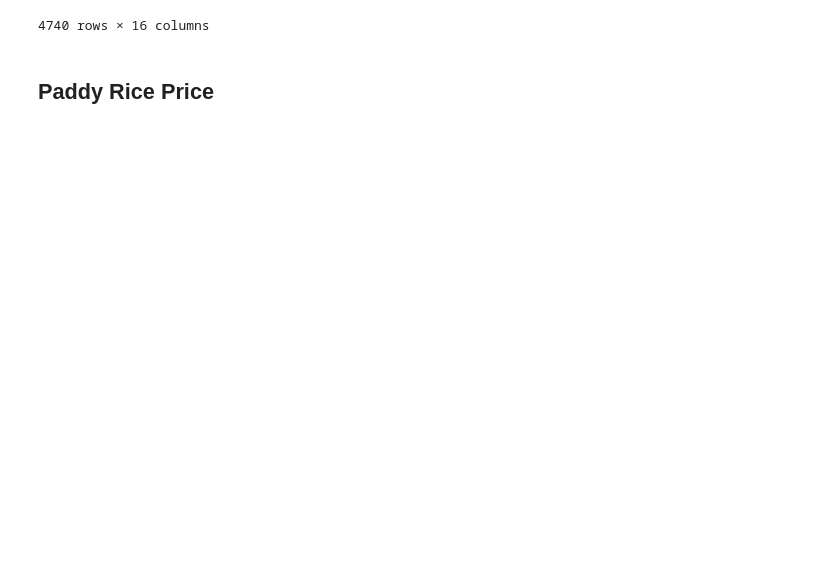
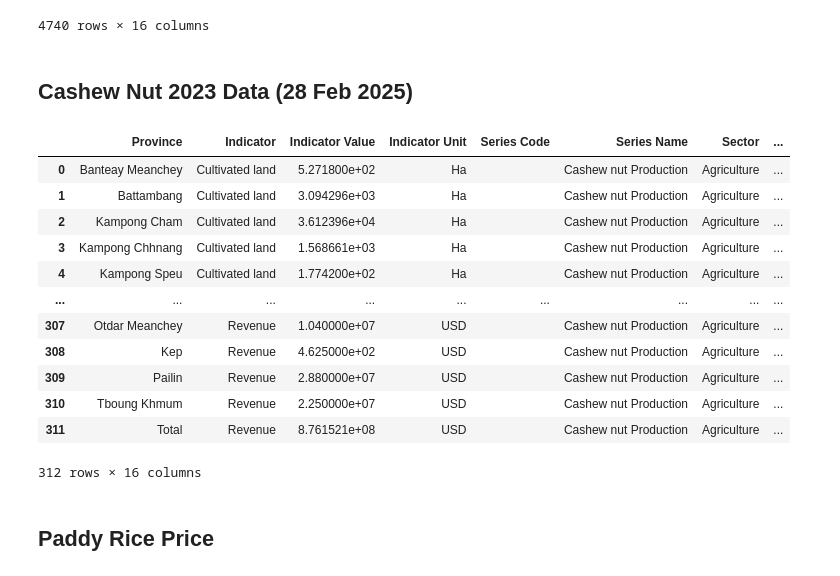
Before and after one commit to whatanakKean/cdri-data-hub-web-view, a Jupyter notebook: src/etl/experiments.ipynb, the cells around one changed output. Cells and saved outputs as stored; diff of their text form; code cells hidden in the pictures; blank space fills up the shorter version.

Commit message:
Cashew nut data

```diff
--- a/src/etl/experiments.ipynb
+++ b/src/etl/experiments.ipynb
@@ -75,6 +75,82 @@ initial_agri_data
 | 28636 | NaN | Chillies Fertilizer \n\n(KHR m/ha) | Agriculture | Total Factor Productivity (TFP) o... | Chillies | NaN | 2023 | IFAD-CHILLIES-CPARD | ... |
 | 28638 | NaN | Chillies Pesticide \n\n(KHR m/ha) | Agriculture | Total Factor Productivity (TFP) o... | Chillies | NaN | 2023 | IFAD-CHILLIES-CPARD | ... |
 4740 rows × 16 columns
+# %% [markdown]
+## Cashew Nut 2023 Data (28 Feb 2025)
+# %%
+import pandas as pd
+import sqlite3
+
+# Step 1: Read the data
+data = pd.read_excel("./raw agriculture & economic/Agri land_CAC2023.xlsx", sheet_name="Cashew nut update")
+
+# Step 2: Strip White Space
+data.columns = data.columns.str.strip()
+
+# Step 3: Define the unit for each indicator
+indicator_units = {
+    'Cultivated land (ha)': 'Ha',
+    'Harvested land (ha)': 'Ha',
+    'Number of tree planting': 'Number',
+    'Number of tree harvest': 'Number',
+    'Quantity (T)': 'Tonnes',
+    'Yield /harvested tree (Kg)': 'Kg',
+    'Yield/planting tree (Kg)': 'Kg',
+    'Yield/ha (T)': 'Tonnes',
+    'Price/Kg (riel)': 'Riel',
+    'Average land  size/hh (ha)': 'Ha',
+    'No. Farmers/province': 'Number',
+    'Revenue ($)': 'USD'
+}
+
+
+# Step 4: Unpivot the data using pd.melt()
+cashew_nut_2023_data = data.melt(
+    id_vars=[
+        'Province'
+    ],
+    value_vars=[
+        'Cultivated land (ha)', 'Harvested land (ha)', 'Number of tree planting', 'Number of tree harvest', 'Quantity (T)', 'Yield /harvested tree (Kg)',
+        'Yield/planting tree (Kg)', 'Yield/ha (T)', 'Price/Kg (riel)', 'Average land  size/hh (ha)', 'No. Farmers/province', 'Revenue ($)'
+    ],
+    var_name='Indicator',
+    value_name='Indicator Value'
+)
+
+cashew_nut_2023_data['Indicator Unit'] = cashew_nut_2023_data['Indicator'].map(indicator_units)
+cashew_nut_2023_data["Series Code"] = ""
+cashew_nut_2023_data["Series Name"] = "Cashew nut Production"
+cashew_nut_2023_data["Sector"] = "Agriculture"
+cashew_nut_2023_data["Sub-Sector (1)"] = "Production"
+cashew_nut_2023_data["Sub-Sector (2)"] = "Cashew nut"
+cashew_nut_2023_data["Source"] = ""
+cashew_nut_2023_data["Latitude"] = ""
+cashew_nut_2023_data["Longtitude"] = ""
+cashew_nut_2023_data["Year"] = "2023"
+cashew_nut_2023_data["Date"] = ""
+cashew_nut_2023_data["Markets"] = ""
+cashew_nut_2023_data["Pro code"] = ""
+
+
+# Remove Indicator Unit from Column Name
+cashew_nut_2023_data['Indicator'] = cashew_nut_2023_data['Indicator'].str.replace(r"\s*\(.*?\)", "", regex=True)
+
+
+cashew_nut_2023_data
+# %% [output]
+|  | Province | Indicator | Indicator Value | Indicator Unit | Series Code | Series Name | Sector | ... |
+| 0 | Banteay Meanchey | Cultivated land | 5.271800e+02 | Ha |  | Cashew nut Production | Agriculture | ... |
+| 1 | Battambang | Cultivated land | 3.094296e+03 | Ha |  | Cashew nut Production | Agriculture | ... |
+| 2 | Kampong Cham | Cultivated land | 3.612396e+04 | Ha |  | Cashew nut Production | Agriculture | ... |
+| 3 | Kampong Chhnang | Cultivated land | 1.568661e+03 | Ha |  | Cashew nut Production | Agriculture | ... |
+| 4 | Kampong Speu | Cultivated land | 1.774200e+02 | Ha |  | Cashew nut Production | Agriculture | ... |
+| ... | ... | ... | ... | ... | ... | ... | ... | ... |
+| 307 | Otdar Meanchey | Revenue | 1.040000e+07 | USD |  | Cashew nut Production | Agriculture | ... |
+| 308 | Kep | Revenue | 4.625000e+02 | USD |  | Cashew nut Production | Agriculture | ... |
+| 309 | Pailin | Revenue | 2.880000e+07 | USD |  | Cashew nut Production | Agriculture | ... |
+| 310 | Tboung Khmum | Revenue | 2.250000e+07 | USD |  | Cashew nut Production | Agriculture | ... |
+| 311 | Total | Revenue | 8.761521e+08 | USD |  | Cashew nut Production | Agriculture | ... |
+312 rows × 16 columns
 # %% [markdown]
 ## Paddy Rice Price
 # %%
```
Also changed, not shown: parts of 2 cells of this notebook, 8 other files.
